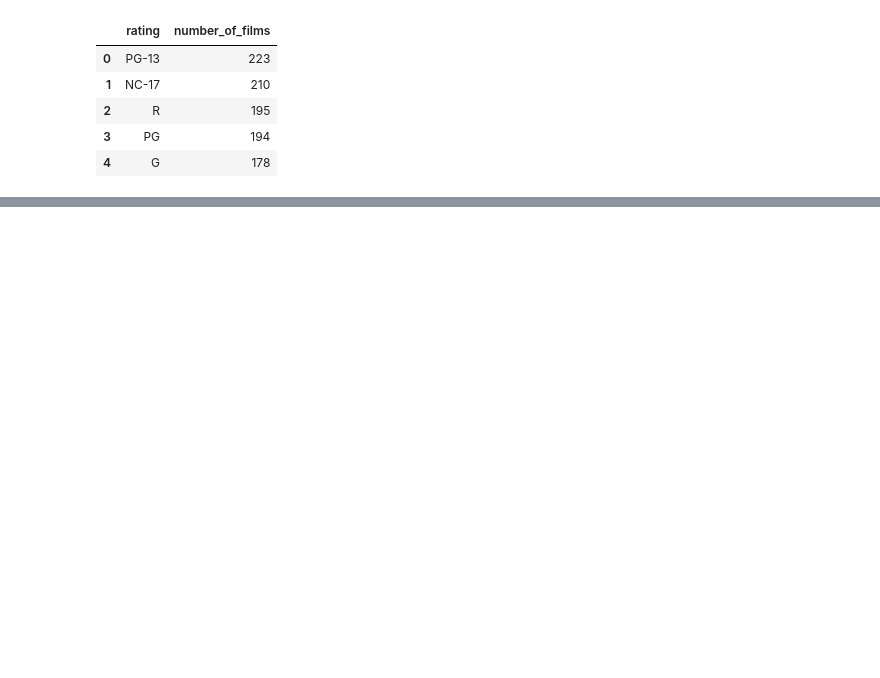
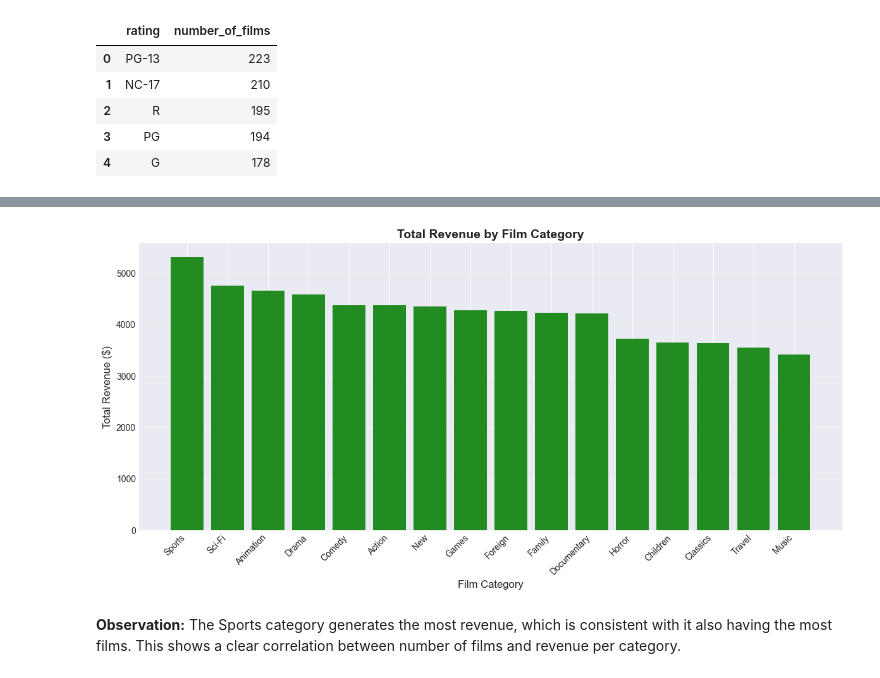
Before and after one commit to jazzuss/Sakila-Lab_Jasmin, a Jupyter notebook: notebooks/sakila_analysis.ipynb, the cells around one changed output, grey strips where cells are left out. Cells and saved outputs as stored; diff of their text form; code cells hidden in the pictures; blank space fills up the shorter version.

```diff
--- a/notebooks/sakila_analysis.ipynb
+++ b/notebooks/sakila_analysis.ipynb
@@ -341,0 +379,19 @@ films_by_language
+# %%
+# Query for revenue per film category
+query_2b = """
+SELECT
+    c.name AS category,
+    SUM(p.amount) AS total_revenue
+FROM category c
+JOIN film_category fc ON c.category_id = fc.category_id
+JOIN film f ON fc.film_id = f.film_id
+JOIN inventory i ON f.film_id = i.film_id
+JOIN rental r ON i.inventory_id = r.inventory_id
+JOIN payment p ON r.rental_id = p.rental_id
+GROUP BY c.name
+ORDER BY total_revenue DESC
+"""
+
+revenue_by_category = query_sakila(query_2b)
+print("Revenue per film category:")
+revenue_by_category
@@ -341,0 +417,15 @@ films_by_language
+# %%
+# Create bar chart for revenue per category
+plt.figure(figsize=(12, 6))
+plt.bar(revenue_by_category['category'], revenue_by_category['total_revenue'], color='forestgreen')
+plt.xlabel('Film Category', fontsize=12)
+plt.ylabel('Total Revenue ($)', fontsize=12)
+plt.title('Total Revenue by Film Category', fontsize=14, fontweight='bold')
+plt.xticks(rotation=45, ha='right')
+plt.grid(axis='y', alpha=0.3)
+plt.tight_layout()
+plt.show()
+# %% [output]
+[figure, added]
+# %% [markdown]
+**Observation:** The Sports category generates the most revenue, which is consistent with it also having the most films. This shows a clear correlation between number of films and revenue per category.
```
Also changed, not shown: parts of 38 cells of this notebook, 27 other files.
